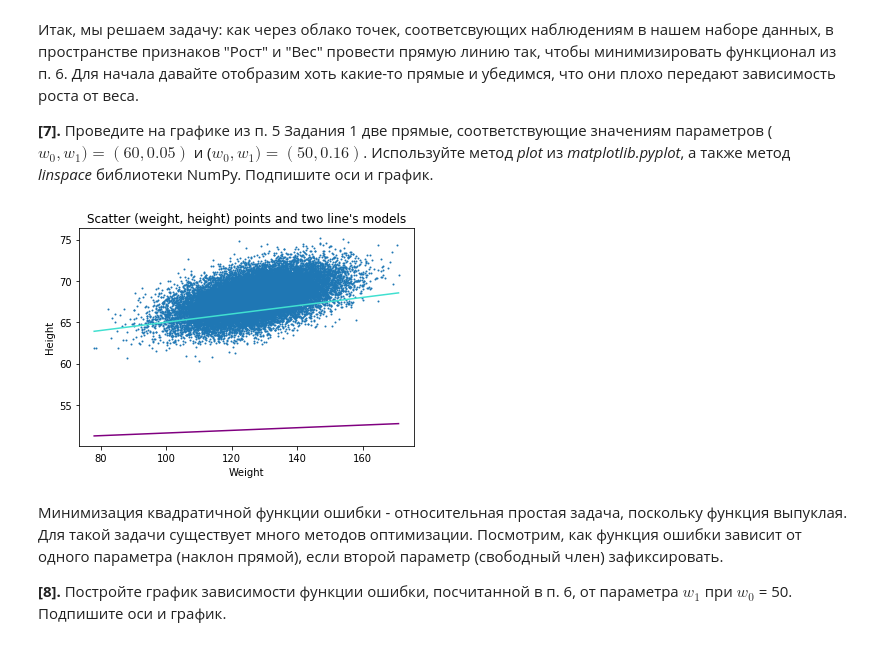
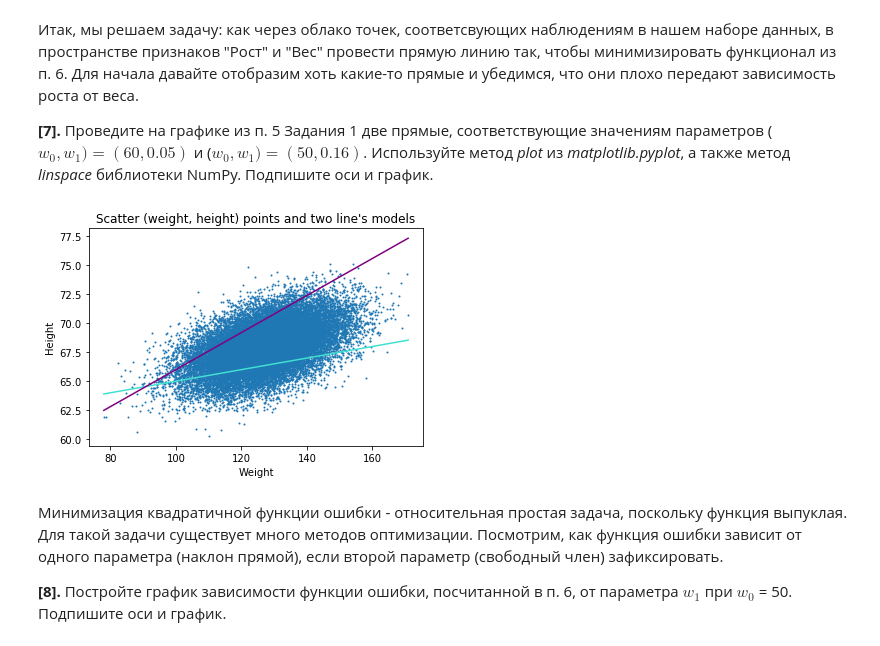
Before and after one commit to vkandoba/pylearn, a Jupyter notebook: peer_review_linreg_height_weight.ipynb, the cells around one changed output. Saved outputs shown, nothing was run; the diff lists cells and outputs as text; code cells hidden in the pictures.

```diff
--- a/peer_review_linreg_height_weight.ipynb
+++ b/peer_review_linreg_height_weight.ipynb
@@ -146,22 +146,22 @@ def error(w0, w1):
 **[7].** Проведите на графике из п. 5 Задания 1 две прямые, соответствующие значениям параметров ($w_0, w_1) = (60, 0.05)$ и ($w_0, w_1) = (50, 0.16)$. Используйте метод *plot* из *matplotlib.pyplot*, а также метод *linspace* библиотеки NumPy. Подпишите оси и график.
 # %%
 line_model_params = [(60, 0.05),
-                     (50, 0.016)]
+                     (50, 0.16)]
 
 min_x, max_x = data['Weight'].min(), data['Weight'].max()
 xs = np.linspace(min_x, max_x, 100)
 
 plt.title('Scatter (weight, height) points and two line\'s models')
 plt.xlabel('Weight')
 plt.ylabel('Height')
 
 plt.scatter(data['Weight'], data['Height'], s=1)
 for ((w0, w1), color) in zip (line_model_params, ['turquoise', 'purple']):
     plt.plot(xs, w0 + w1 * xs, color=color)
 
 plt.show()
 # %% [output]
-[figure, old version]
+[figure, new version]
 # %% [markdown]
 Минимизация квадратичной функции ошибки - относительная простая задача, поскольку функция выпуклая. Для такой задачи существует много методов оптимизации. Посмотрим, как функция ошибки зависит от одного параметра (наклон прямой), если второй параметр (свободный член) зафиксировать.
 
```
